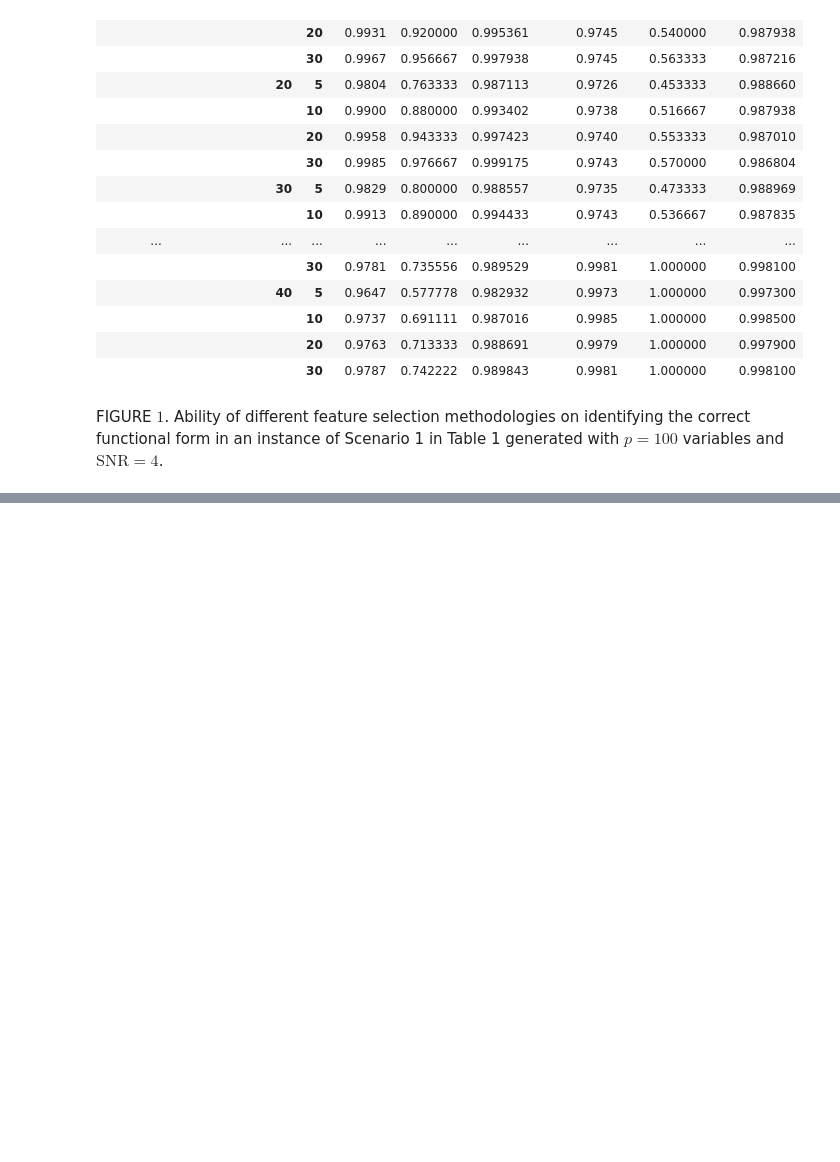
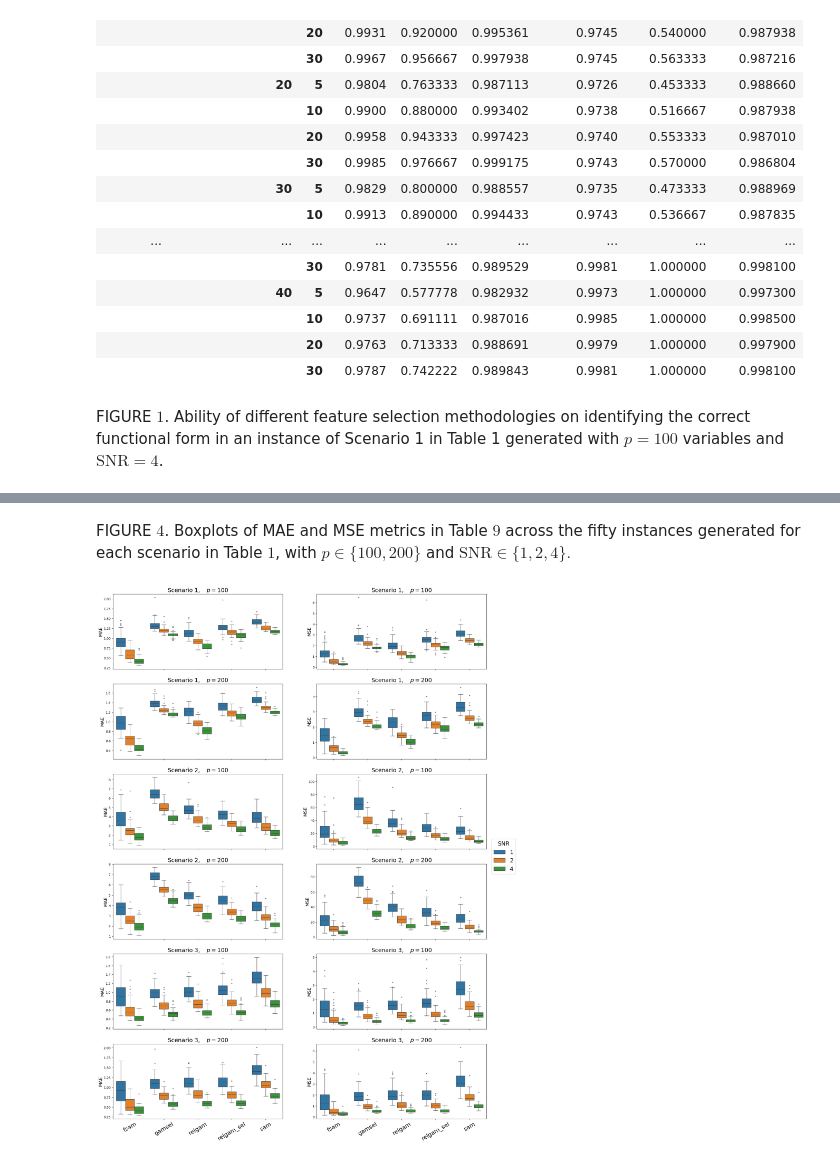
Before and after one commit to ManuelNavarroGarcia/fsam_paper, a Jupyter notebook: fsam_paper/tables.ipynb, the cells around one changed output, grey strips where cells are left out. Saved outputs shown, nothing was run; the diff lists cells and outputs as text; code cells hidden in the pictures; blank space fills up the shorter version.

```diff
--- a/fsam_paper/tables.ipynb
+++ b/fsam_paper/tables.ipynb
@@ -367,0 +613,20 @@ fig.savefig("../img/scatters.pdf", bbox_inches="tight")
+# %% [markdown]
+FIGURE $4$. Boxplots of MAE and MSE metrics in Table $9$ across the fifty instances generated for each scenario in Table $1$, with $p\in\{100,200\}$ and $\text{SNR}\in\{1,2,4\}.$
+# %%
+fig, axes = plot_boxplots(
+    df,
+    scenarios,
+    ps,
+    ["MAE", "MSE"],
+    lefttitles=["MAE", "MSE"],
+    order=methods_nonlin,
+    figsize=(21.0, 29.7),
+    **{"showfliers": True, "fliersize": 2.0},
+)
+
+_ = plt.legend(
+    loc="center", bbox_to_anchor=(1.1, 3.5), title="SNR", fontsize=18, title_fontsize=18
+)
+plt.savefig("../img/metrics_error.pdf", format="pdf", bbox_inches="tight")
+# %% [output]
+[figure, added]
```
Also changed, not shown: parts of 28 cells of this notebook, 28 other files.
